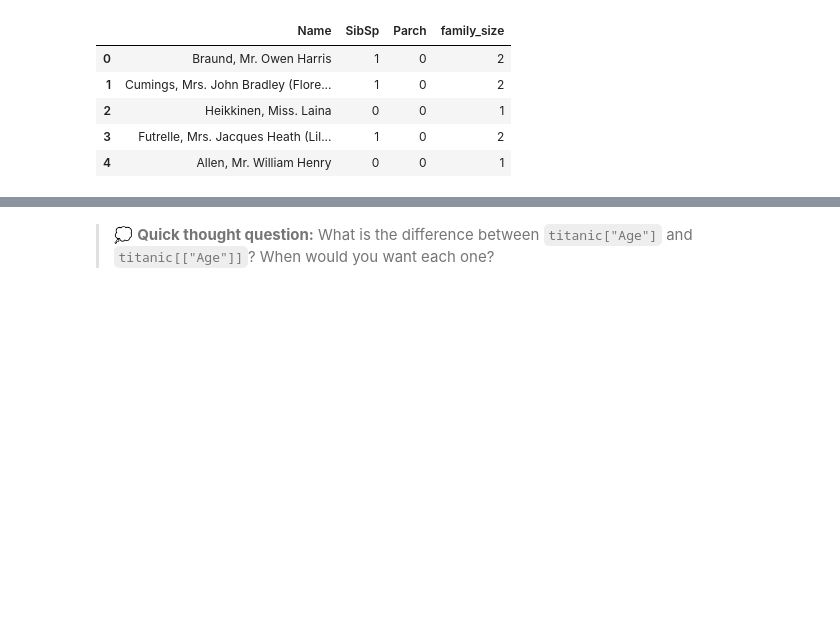
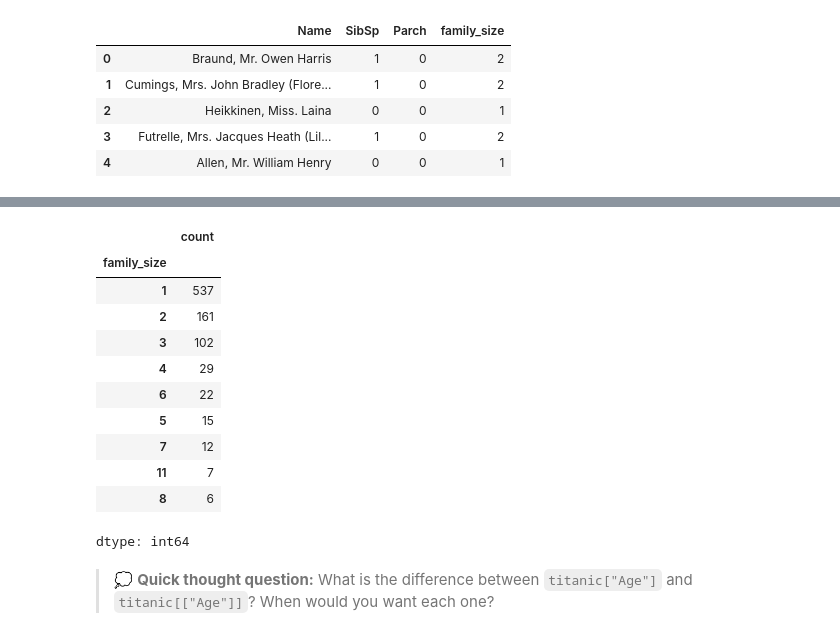
Before and after one commit to harshvardhaniimi/isa383-google-colab, a Jupyter notebook: 09_Pandas_Basic.ipynb, the cells around one changed output, grey strips where cells are left out. Drawn from its saved outputs; the diff is of its cells as text; code cells hidden in the pictures; blank space fills up the shorter version.

```diff
--- a/09_Pandas_Basic.ipynb
+++ b/09_Pandas_Basic.ipynb
@@ -865,3 +970,18 @@ titanic[["Name", "SibSp", "Parch", "family_size"]].head()
+# %%
+titanic["family_size"].value_counts()
+# %% [output]
+|  | count |
+| family_size |  |
+| 1 | 537 |
+| 2 | 161 |
+| 3 | 102 |
+| 4 | 29 |
+| 6 | 22 |
+| 5 | 15 |
+| 7 | 12 |
+| 11 | 7 |
+| 8 | 6 |
+dtype: int64
 # %% [markdown]
 > 💭 **Quick thought question:** What is the difference between `titanic["Age"]` and `titanic[["Age"]]`?
 When would you want each one?
```
Also changed, not shown: parts of 13 cells of this notebook.
